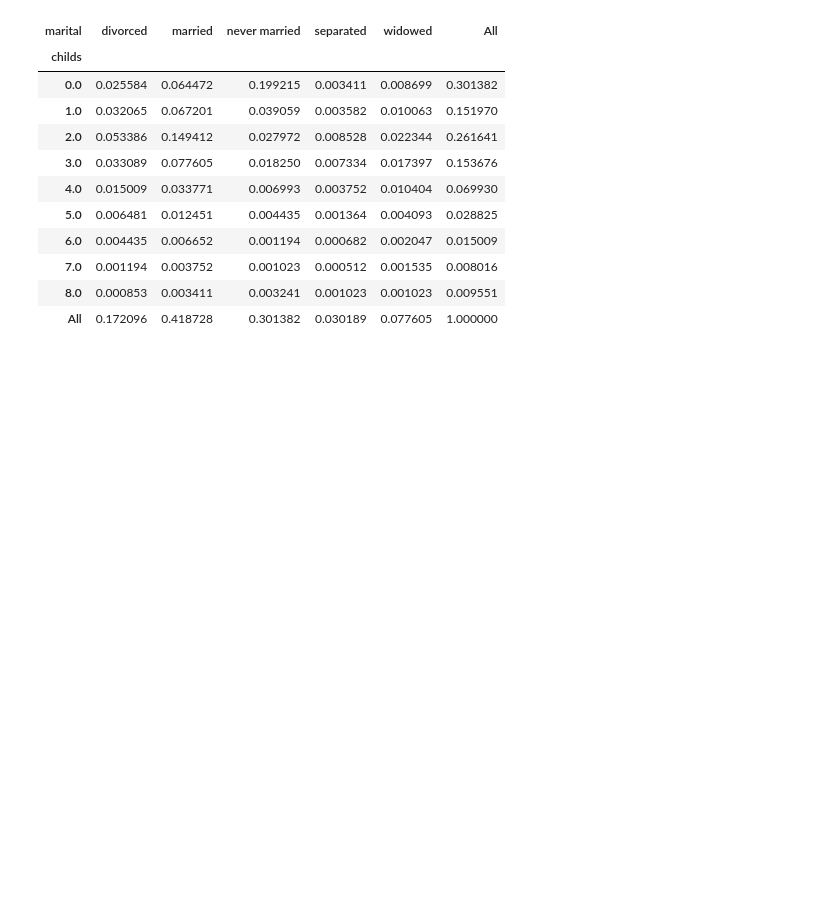
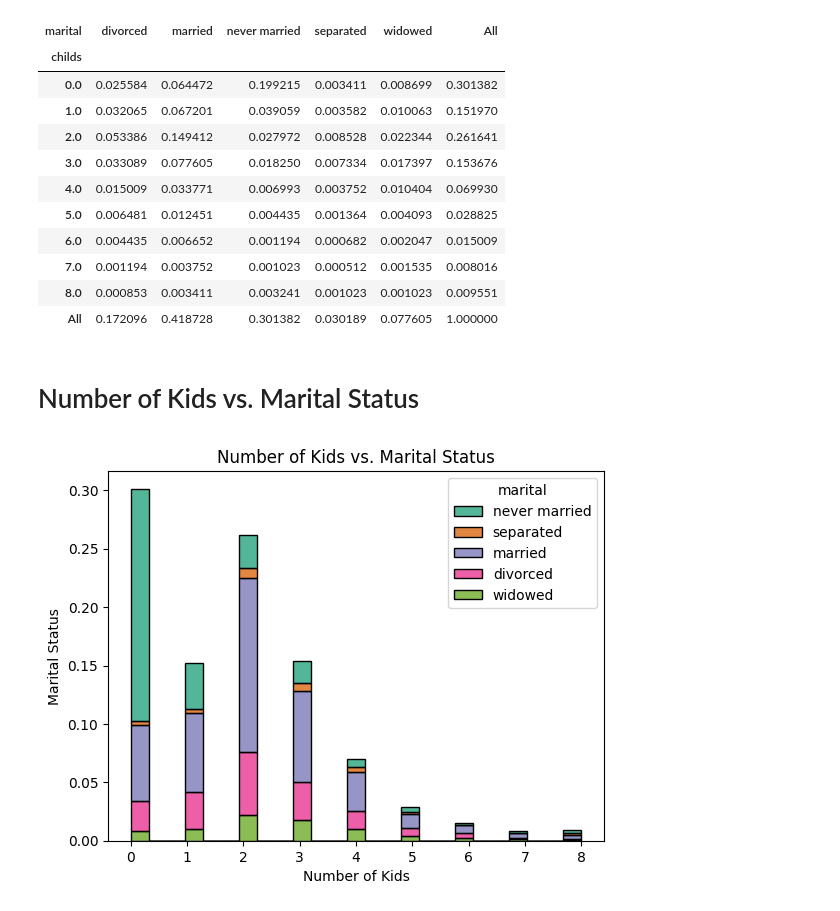
Before and after one commit to imdressel/project_gss, a Jupyter notebook: GSS_Camila_Part.ipynb, the cells around one changed output. Cells and saved outputs as stored; diff of their text form; code cells hidden in the pictures; blank space fills up the shorter version.

```diff
--- a/GSS_Camila_Part.ipynb
+++ b/GSS_Camila_Part.ipynb
@@ -99,0 +104,11 @@ pd.crosstab(df['childs'],df['marital'],margins=True, normalize=True)
+# %% [markdown]
+# Number of Kids vs. Marital Status
+# %%
+#Grouped Histogram of Number of Kids vs. Marital Status
+sns.histplot(data=df,x='childs',hue='marital',stat='proportion', multiple='stack', palette='Dark2')
+plt.title('Number of Kids vs. Marital Status')
+plt.xlabel('Number of Kids')
+plt.ylabel('Marital Status')
+plt.show()
+# %% [output]
+[figure, added]
```
Also changed, not shown: parts of 6 cells of this notebook.
